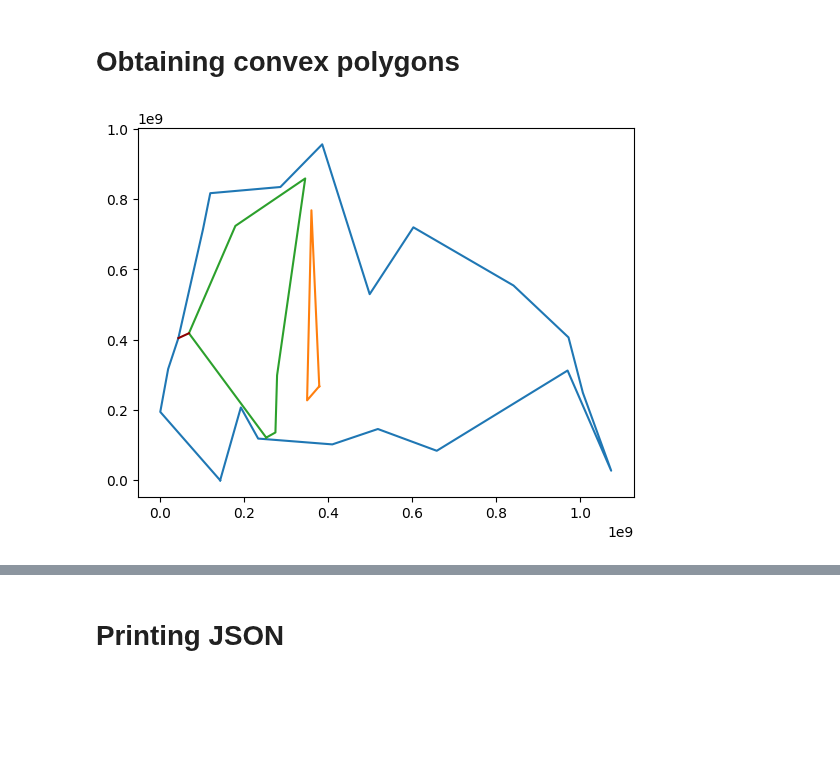
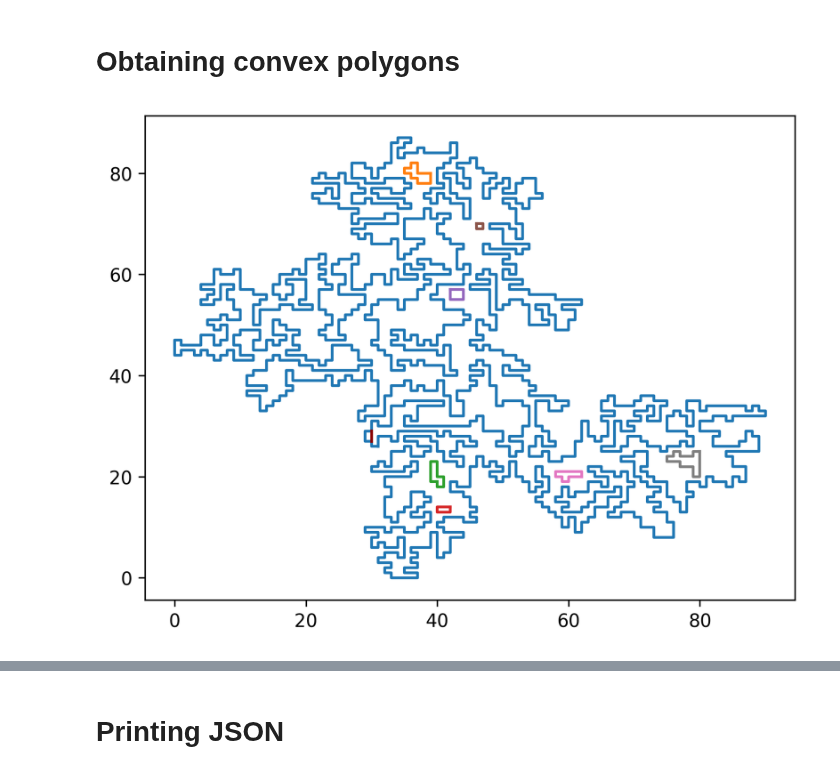
Before and after one commit to theodle/2IMA15-project, a Jupyter notebook: prototyping.ipynb, the cells around one changed output, grey strips where cells are left out. Drawn from its saved outputs; the diff is of its cells as text; code cells hidden in the pictures; blank space fills up the shorter version.

```diff
--- a/prototyping.ipynb
+++ b/prototyping.ipynb
@@ -23,7 +23,7 @@ from fractions import Fraction
 # path_to_testfile = "./instances-2IMA15/instances-2IMA15/maze_4344_250_001_01.instance.json" #NOT WORKING i = 7
 # path_to_testfile = "./instances-2IMA15/instances-2IMA15/socg60.instance.json" # NOT WORKING i = 0 - HATE THIS ONE
 # path_to_testfile = "./instances-2IMA15/instances-2IMA15/srpg_iso_aligned_mc0000088.instance.json" # NOT WORKING i = 0
-# path_to_testfile = "./instances-2IMA15/instances-2IMA15/srpg_iso_aligned_mc0001336.instance.json" # NOT WORKING i = 1
+path_to_testfile = "./instances-2IMA15/instances-2IMA15/srpg_iso_aligned_mc0001336.instance.json" # NOT WORKING i = 1
 # path_to_testfile = "./instances-2IMA15/instances-2IMA15/srpg_iso_mc0000080.instance.json" #! ortholinear but not crashing
 # path_to_testfile = "./instances-2IMA15/instances-2IMA15/srpg_octa_mc0000082.instance.json" # NOT WORKING i = 1
 # path_to_testfile = "./instances-2IMA15/instances-2IMA15/srpg_octa_mc0000784.instance.json" # NOT WORKING i = 0
@@ -302,12 +309,12 @@ def orientation(p1, p2, p3):
 def orientation_class(p1, p2, p3):
 
     #vector from p1 to p2
-    a = [(int(p2.coordinate[0]) - int(p1.coordinate[0])), (int(p2.coordinate[1]) - int(p1.coordinate[1]))]
+    a = [p2.coordinate[0] - p1.coordinate[0], p2.coordinate[1] - p1.coordinate[1]]
     #vector from p1 to p3
-    b = [(int(p3.coordinate[0]) - int(p1.coordinate[0])), (int(p3.coordinate[1]) - int(p1.coordinate[1]))]
+    b = [p3.coordinate[0] - p1.coordinate[0], p3.coordinate[1] - p1.coordinate[1]]
 
     #cross product
-    cross = int(a[0]) * int(b[1]) - int(a[1]) * int(b[0])
+    cross = a[0] * b[1] - a[1] * b[0]
 
     if cross == 0: #colinear
         return 0, cross
@@ -1589,22 +1582,24 @@ def next(e: Edge):
 # %%
 polygon_plt()
 
-x = 6
-for new in newedges[x:x+1]:
+x = 450
+for new in newedges[x:]:
     xs = [new[0].pt1.coordinate[0], new[0].pt2.coordinate[0]]
     ys = [new[0].pt1.coordinate[1], new[0].pt2.coordinate[1]]
     plt.plot(xs, ys, c='darkred')
+# inc = poly.points[1].incoming[0]
+# nex1 = next(newedges[x][0])
+# nex2 = next(newedges[x][1])
 
-# inc = poly.points[1].incoming[0]
-# nex = next(inc)
-
-# xs = [inc.pt1.coordinate[0], inc.pt2.coordinate[0], nex.pt2.coordinate[0]]
-# ys = [inc.pt1.coordinate[1], inc.pt2.coordinate[1], nex.pt2.coordinate[1]]
-
-# plt.scatter(xs, ys, c='red')
+# edge_plt(newedges[x][0])
+# edge_plt(nex1)
+# edge_plt(nex2)
+plt.gcf().set_dpi(300)
+# plt.xlim((25,55))
+# plt.ylim((-5,25))
 plt.show()
 # %% [output]
-[figure, old version]
+[figure, new version]
 # %%
 def get_polygons_adj_half_edge(half_edges, polygons):
     r_out, r_in = half_edges
```
Also changed, not shown: parts of 17 cells of this notebook, 2 other files.
